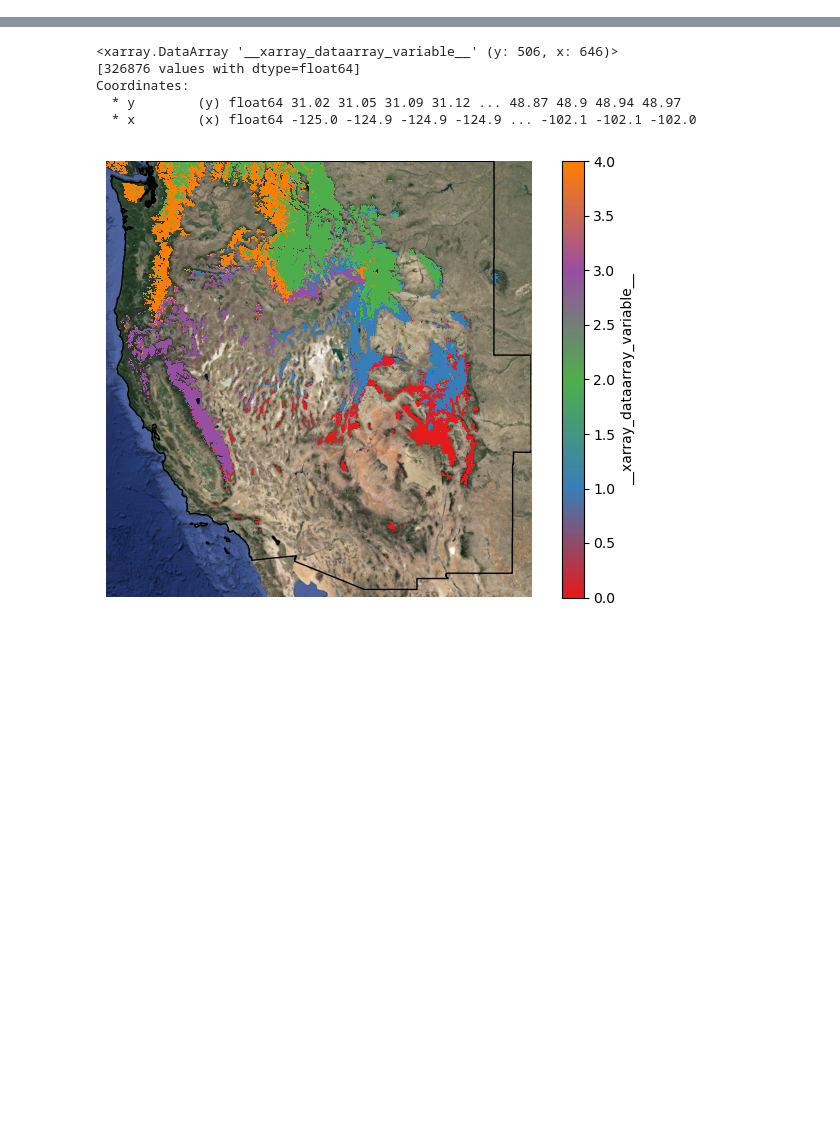
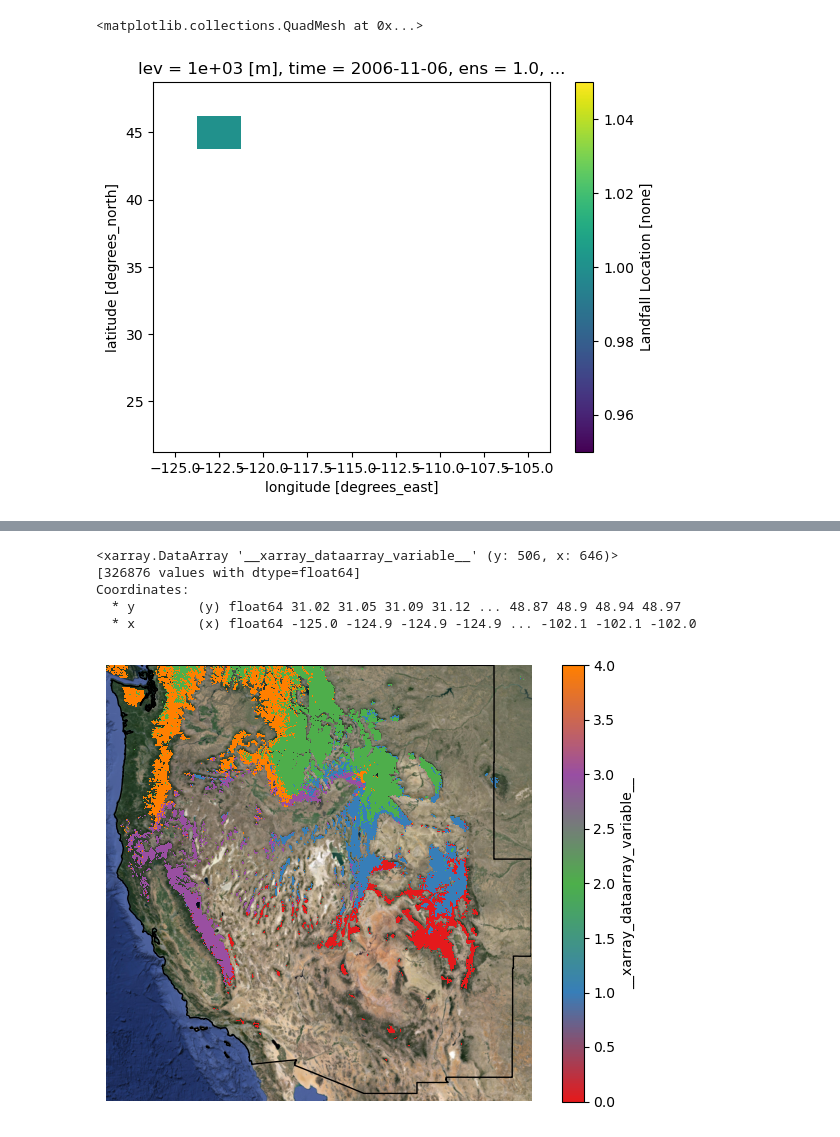
Before and after one commit to bessoh2/correlated-domains, a Jupyter notebook: notebooks/AR_analysis.ipynb, the cells around one changed output, grey strips where cells are left out. Saved outputs shown, nothing was run; the diff lists cells and outputs as text; code cells hidden in the pictures; blank space fills up the shorter version.

```diff
--- a/notebooks/AR_analysis.ipynb
+++ b/notebooks/AR_analysis.ipynb
@@ -41,0 +232,5 @@ ars = xr.open_dataset('../data/dataverse_files/NCEP-NCAR/globalARcatalog_NCEP-NC
+# %%
+ars_lflat_clp.sel(time=slice("2006-11-06", "2006-11-07"))['lflocmap'][0,0,0,:,:].plot()
+# %% [output]
+<matplotlib.collections.QuadMesh at 0x...>
+[figure, added]
```
Also changed, not shown: parts of 35 cells of this notebook, 2 other files.
